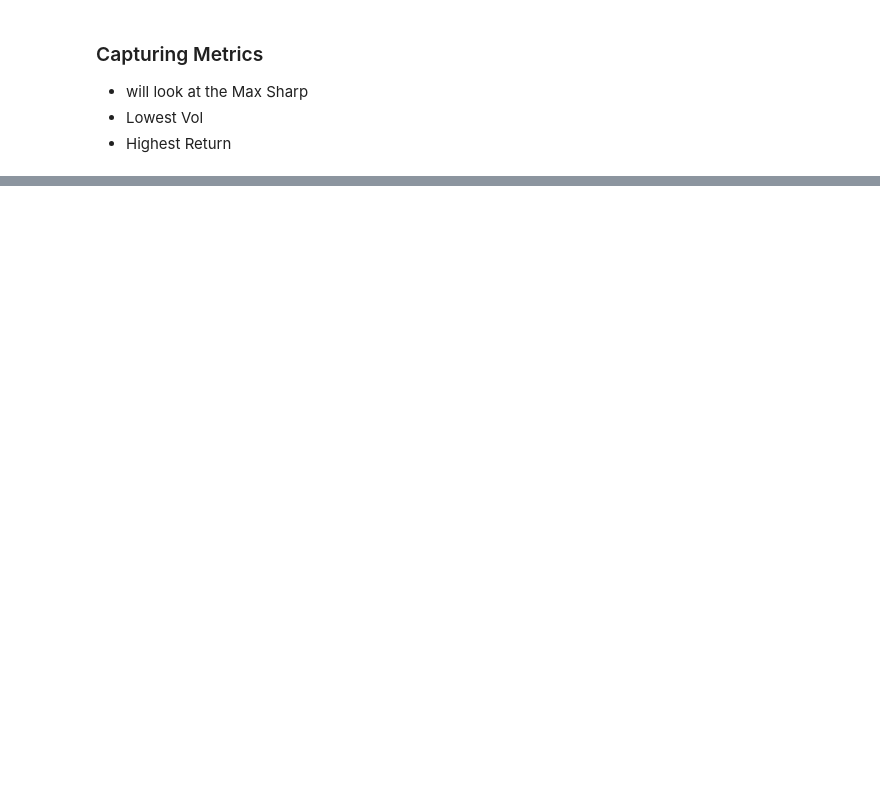
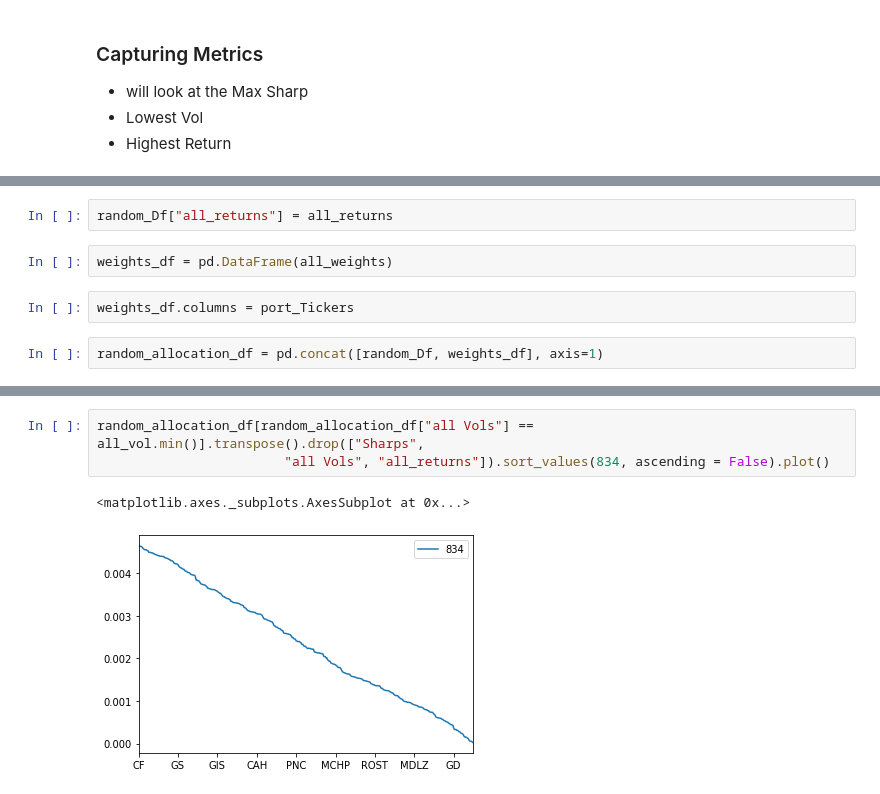
Before and after one commit to Berkat0789/Portfolio, a Jupyter notebook: Finance/S&P Companies Analysis-All/Analysis of All S&P Companies.ipynb, the cells around one changed output, grey strips where cells are left out. Saved outputs shown, nothing was run; the diff lists cells and outputs as text; blank space fills up the shorter version.

```diff
--- a/Finance/S&P Companies Analysis-All/Analysis of All S&P Companies.ipynb
+++ b/Finance/S&P Companies Analysis-All/Analysis of All S&P Companies.ipynb
@@ -361,0 +399,8 @@ KeyboardInterrupt:
+# %%
+random_Df["all_returns"] = all_returns
+# %%
+weights_df = pd.DataFrame(all_weights)
+# %%
+weights_df.columns = port_Tickers
+# %%
+random_allocation_df = pd.concat([random_Df, weights_df], axis=1)
@@ -361,0 +462,6 @@ KeyboardInterrupt:
+# %%
+random_allocation_df[random_allocation_df["all Vols"] == all_vol.min()].transpose().drop(["Sharps",
+                        "all Vols", "all_returns"]).sort_values(834, ascending = False).plot()
+# %% [output]
+<matplotlib.axes._subplots.AxesSubplot at 0x...>
+[figure, added]
```
Also changed, not shown: parts of 36 cells of this notebook, 2 other files.
